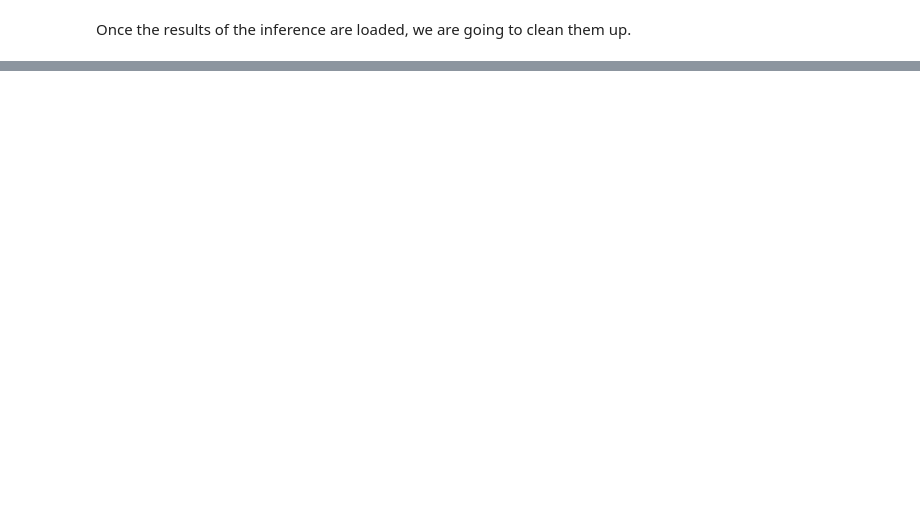
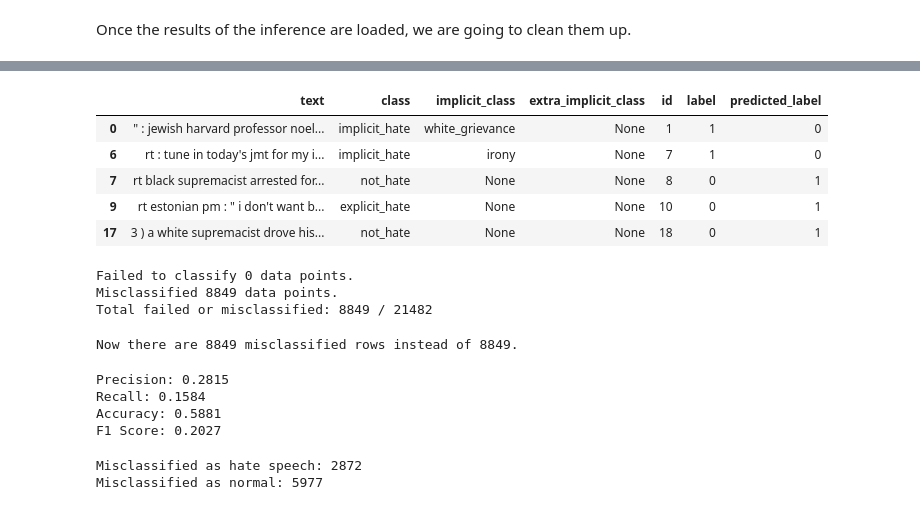
Before and after one commit to yan-vei/align-toxicity, a Jupyter notebook: explore_labels.ipynb, the cells around one changed output, grey strips where cells are left out. Saved outputs shown, nothing was run; the diff lists cells and outputs as text; code cells hidden in the pictures; blank space fills up the shorter version.

```diff
--- a/explore_labels.ipynb
+++ b/explore_labels.ipynb
@@ -50,0 +310,32 @@ Total failed or misclassified: 14635 / 20148
+# %%
+model = "hatebert"
+dataset = "implicit_hate.json"
+# %%
+implicit_results = pd.read_json('results/' + model + '/' + dataset)
+
+# This dataset will be cleaned
+implicit_results_copy = implicit_results.copy(deep=True)
+# %%
+if model != 'hatebert':
+    implicit_results['predicted_label'] = implicit_results['predicted_label'].str.replace(r'\D', '', regex=True)
+    implicit_results['label'] = implicit_results['label'].apply(safe_cast_to_int)
+    implicit_results['predicted_label'] = implicit_results['predicted_label'].apply(safe_cast_to_int)
+implicit_mismatched_rows = implicit_results[implicit_results['label'].astype(int) != implicit_results['predicted_label']]
+
+implicit_mismatched_rows.head()
+# %% [output]
+|  | text | class | implicit_class | extra_implicit_class | id | label | predicted_label |
+| 0 | " : jewish harvard professor noel... | implicit_hate | white_grievance | None | 1 | 1 | 0 |
+| 6 | rt : tune in today's jmt for my i... | implicit_hate | irony | None | 7 | 1 | 0 |
+| 7 | rt black supremacist arrested for... | not_hate | None | None | 8 | 0 | 1 |
+| 9 | rt estonian pm : " i don't want b... | explicit_hate | None | None | 10 | 0 | 1 |
+| 17 | 3 ) a white supremacist drove his... | not_hate | None | None | 18 | 0 | 1 |
+# %%
+implicit_failed_rows = implicit_mismatched_rows[implicit_mismatched_rows['predicted_label'] == 2]
+implicit_misclassified_rows = implicit_mismatched_rows[implicit_mismatched_rows['predicted_label'] != 2]
+
+print(f'Failed to classify {len(implicit_failed_rows)} data points.\nMisclassified {len(implicit_misclassified_rows)} data points.\nTotal failed or misclassified: {len(implicit_failed_rows) + len(implicit_misclassified_rows)} / {len(implicit_results)}')
+# %% [output]
+Failed to classify 0 data points.
+Misclassified 8849 data points.
+Total failed or misclassified: 8849 / 21482
@@ -50,0 +352,31 @@ Total failed or misclassified: 14635 / 20148
+# %%
+if model != 'hatebert':
+    implicit_results_copy['predicted_label'] = implicit_results_copy['predicted_label'].apply(process_label)
+    implicit_results_copy.head()
+
+implicit_misclassified_clean_rows = implicit_results_copy[implicit_results_copy['label'] != implicit_results_copy['predicted_label']]
+
+print(f'Now there are {len(implicit_misclassified_clean_rows)} misclassified rows instead of {len(implicit_misclassified_rows)}.')
+# %% [output]
+Now there are 8849 misclassified rows instead of 8849.
+# %%
+accuracy, recall, precision, f1 = calculate_metrics(implicit_results_copy['label'], implicit_results_copy['predicted_label'])
+
+
+print(f"Precision: {precision:.4f}")
+print(f"Recall: {recall:.4f}")
+print(f"Accuracy: {accuracy:.4f}")
+print(f"F1 Score: {f1:.4f}")
+# %% [output]
+Precision: 0.2815
+Recall: 0.1584
+Accuracy: 0.5881
+F1 Score: 0.2027
+# %%
+implicit_misclassified_normal = implicit_misclassified_clean_rows[implicit_misclassified_clean_rows['predicted_label'] == 1] # Normal speech mistaken for hate
+implicit_undetected_hate = implicit_misclassified_clean_rows[implicit_misclassified_clean_rows['predicted_label'] == 0] # Hate mistaken for normal speech
+
+print(f'Misclassified as hate speech: {len(implicit_misclassified_normal)}\nMisclassified as normal: {len(implicit_undetected_hate)}')
+# %% [output]
+Misclassified as hate speech: 2872
+Misclassified as normal: 5977
```
Also changed, not shown: parts of 44 cells of this notebook, 1 other file.
